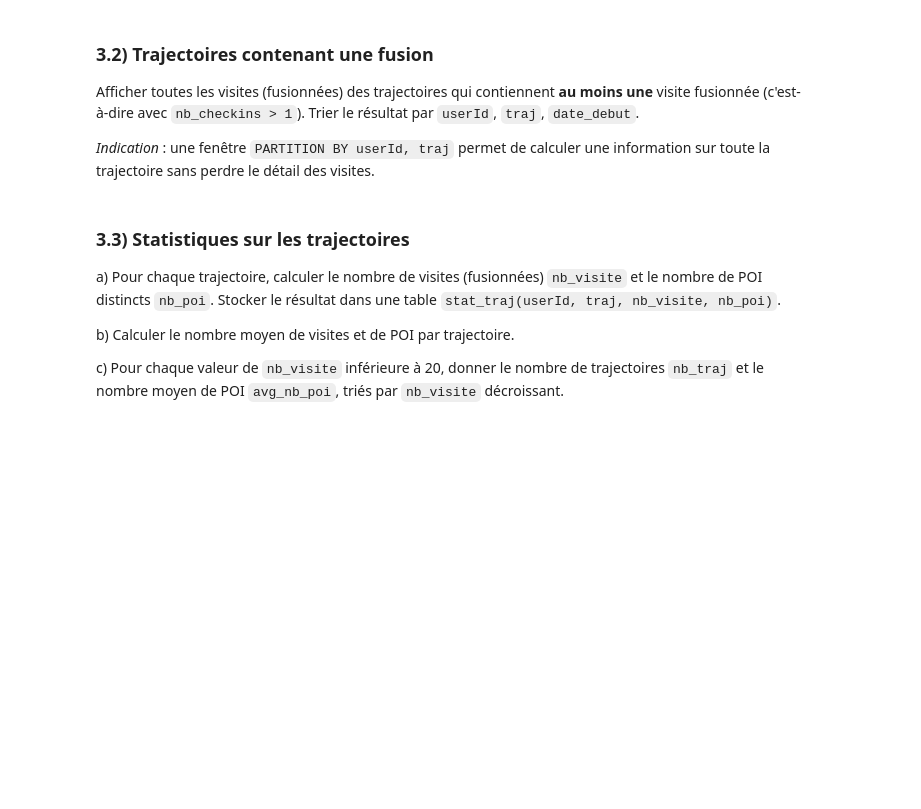
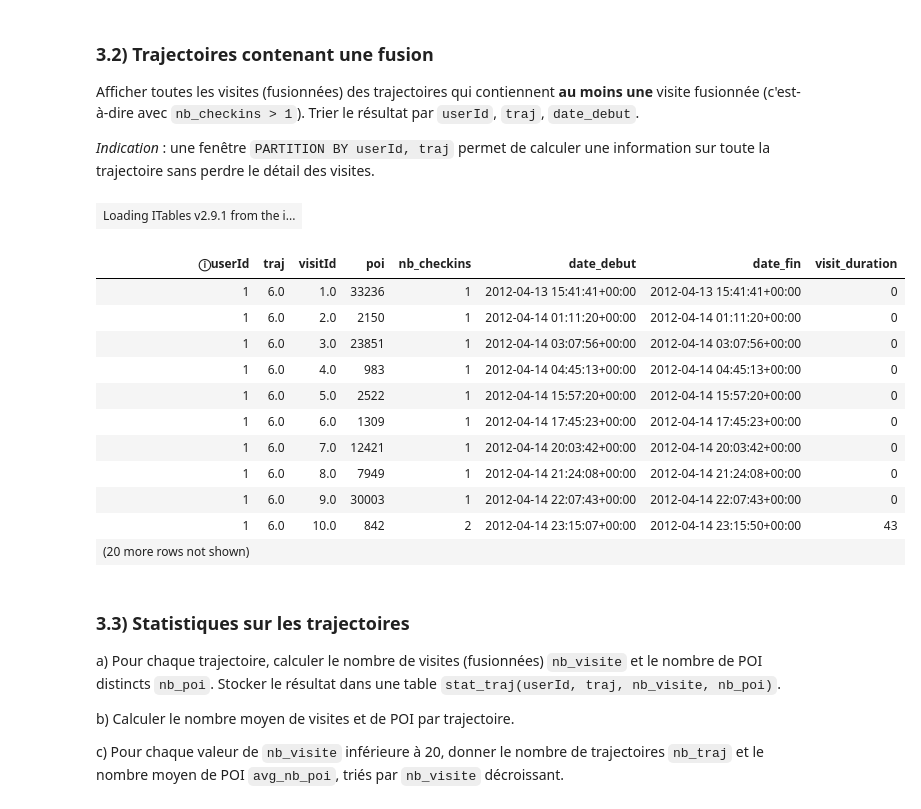
Before and after one commit to cwilson-su/Large-Scale-Data-Analytics-Labs, a Jupyter notebook: LAB2_2026_Fenetres_avec_duckdb.ipynb, the cells around one changed output. Saved outputs shown, nothing was run; the diff lists cells and outputs as text; code cells hidden in the pictures; blank space fills up the shorter version.

```diff
--- a/LAB2_2026_Fenetres_avec_duckdb.ipynb
+++ b/LAB2_2026_Fenetres_avec_duckdb.ipynb
@@ -1339,3 +1404,39 @@ sans perdre le détail des visites.
+# %%
+%%sql
+WITH TrajectoireAvecMax AS (
+    SELECT
+        *,
+        MAX(nb_checkins) OVER (
+            PARTITION BY userId, traj
+        ) AS max_checkins_in_traj
+    FROM trajectoire
+)
+SELECT
+    userId,
+    traj,
+    visitId,
+    poi,
+    nb_checkins,
+    date_debut,
+    date_fin,
+    visit_duration
+FROM TrajectoireAvecMax
+WHERE max_checkins_in_traj > 1
+ORDER BY userId, traj, date_debut;
+# %% [output]
+| Loading ITables v2.9.1 from the i... |
+| ⓘuserId | traj | visitId | poi | nb_checkins | date_debut | date_fin | visit_duration |
+| 1 | 6.0 | 1.0 | 33236 | 1 | 2012-04-13 15:41:41+00:00 | 2012-04-13 15:41:41+00:00 | 0 |
+| 1 | 6.0 | 2.0 | 2150 | 1 | 2012-04-14 01:11:20+00:00 | 2012-04-14 01:11:20+00:00 | 0 |
+| 1 | 6.0 | 3.0 | 23851 | 1 | 2012-04-14 03:07:56+00:00 | 2012-04-14 03:07:56+00:00 | 0 |
+| 1 | 6.0 | 4.0 | 983 | 1 | 2012-04-14 04:45:13+00:00 | 2012-04-14 04:45:13+00:00 | 0 |
+| 1 | 6.0 | 5.0 | 2522 | 1 | 2012-04-14 15:57:20+00:00 | 2012-04-14 15:57:20+00:00 | 0 |
+| 1 | 6.0 | 6.0 | 1309 | 1 | 2012-04-14 17:45:23+00:00 | 2012-04-14 17:45:23+00:00 | 0 |
+| 1 | 6.0 | 7.0 | 12421 | 1 | 2012-04-14 20:03:42+00:00 | 2012-04-14 20:03:42+00:00 | 0 |
+| 1 | 6.0 | 8.0 | 7949 | 1 | 2012-04-14 21:24:08+00:00 | 2012-04-14 21:24:08+00:00 | 0 |
+| 1 | 6.0 | 9.0 | 30003 | 1 | 2012-04-14 22:07:43+00:00 | 2012-04-14 22:07:43+00:00 | 0 |
+| 1 | 6.0 | 10.0 | 842 | 2 | 2012-04-14 23:15:07+00:00 | 2012-04-14 23:15:50+00:00 | 43 |
+| (20 more rows not shown) |  |  |  |  |  |  |  |
 # %% [markdown]
 ### 3.3) Statistiques sur les trajectoires
 
```
Also changed, not shown: parts of 10 cells of this notebook.
